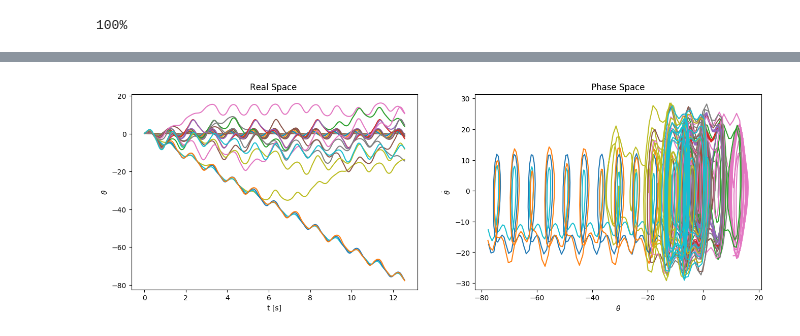
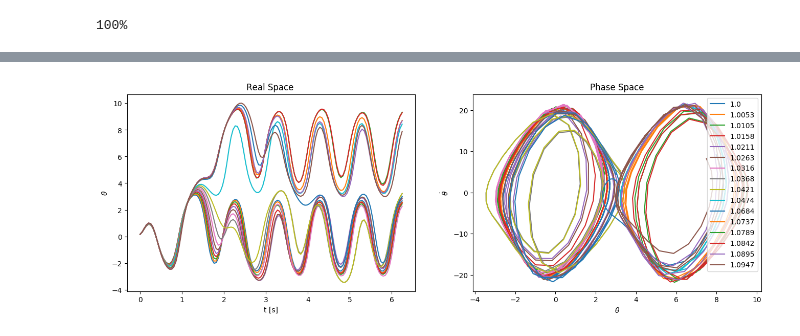
Before and after one commit to remysucre/SimplePendulum, a Jupyter notebook: Pendulum_SymplecticPartB.ipynb, the cells around one changed output, grey strips where cells are left out. Drawn from its saved outputs; the diff is of its cells as text; code cells hidden in the pictures.

```diff
--- a/Pendulum_SymplecticPartB.ipynb
+++ b/Pendulum_SymplecticPartB.ipynb
@@ -153,5 +174,5 @@ plt.show()
 # %%
-# Effect of varying gamma
+# 4 - Effect of varying gamma
 
 fig = plt.figure(figsize=(16,5))
 ax1 = fig.add_subplot(121)
@@ -161,18 +182,21 @@ gNum = 50 # number of gamma values
 gMax = 2 # maximum gamma value
 gammas = np.linspace(0,gMax,gNum)
 
+thMax = 15
+
 # Plot results for all gammas
-for i in gammas:
-    params["gamma"] = i
+for ga in gammas:
+    params["gamma"] = ga
     theta,u = symplectic(t,dt,theta0,u0,order,params)
-    ax1.plot(t,theta)
-    ax2.plot(theta,u)
+
+    ax1.plot(t,theta,label=ga)
+    ax2.plot(theta,u,label=ga)
 
 
 ax1.set_title("Real Space ")
 ax2.set_title("Phase Space")
 ax1.set_xlabel("t [s]"); ax1.set_ylabel(r"$\theta$")
 ax2.set_xlabel(r"$\theta$"); ax2.set_ylabel(r"$\dot{\theta}$")
-
+#plt.savefig("figures/phaseSpaceDot.png")
 plt.show()
 # %% [output]
@@ -234,25 +258,28 @@ plt.show()
 # %%
-# Damping,
+# 6 - Damping,
 
 params = {"k":3*np.pi,"gamma":0,"w":2*np.pi,"B":0.75*np.pi}
-gammas = np.linspace(0,2,30)
+gammas = np.linspace(1,1.1,20)
 
 fig = plt.figure(figsize=(16,5))
 ax1 = fig.add_subplot(121)
 ax2 = fig.add_subplot(122)
 
+thMax = 15
+
 # Plot results for all gammas
 for ga in gammas:
     params["gamma"] = ga
     theta,u = symplectic(t,dt,theta0,u0,order,params)
-    ax1.plot(t,theta)
-    ax2.plot(theta,u)
+    if (np.max(np.abs(theta)) < thMax):
+        ax1.plot(t,theta,label=np.around(ga,4))
+        ax2.plot(theta[int(nt/2):],u[int(nt/2):],label=np.around(ga,4))
 
 ax1.set_title("Real Space ")
 ax2.set_title("Phase Space")
 ax1.set_xlabel("t [s]"); ax1.set_ylabel(r"$\theta$")
 ax2.set_xlabel(r"$\theta$"); ax2.set_ylabel(r"$\dot{\theta}$")
-
+plt.legend()
 plt.show()
 # %% [output]
-[figure, old version]
+[figure, new version]
```
Also changed, not shown: parts of 9 cells of this notebook, 10 other files.
